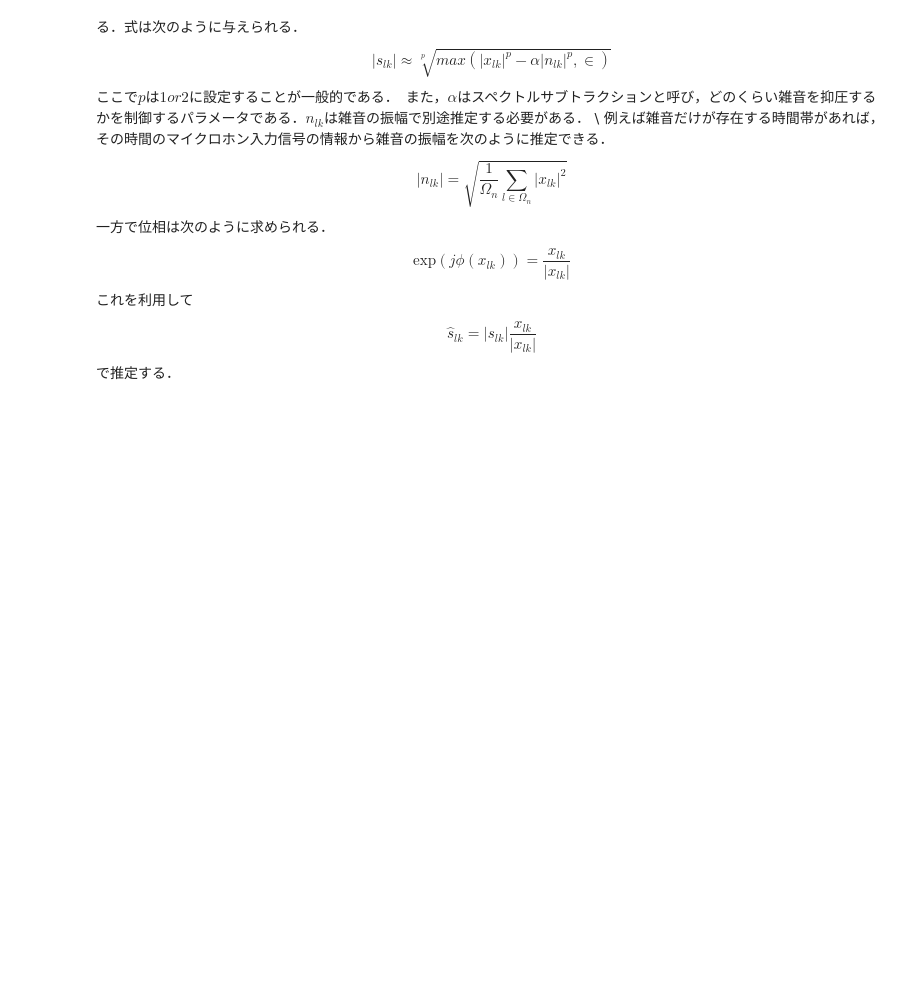
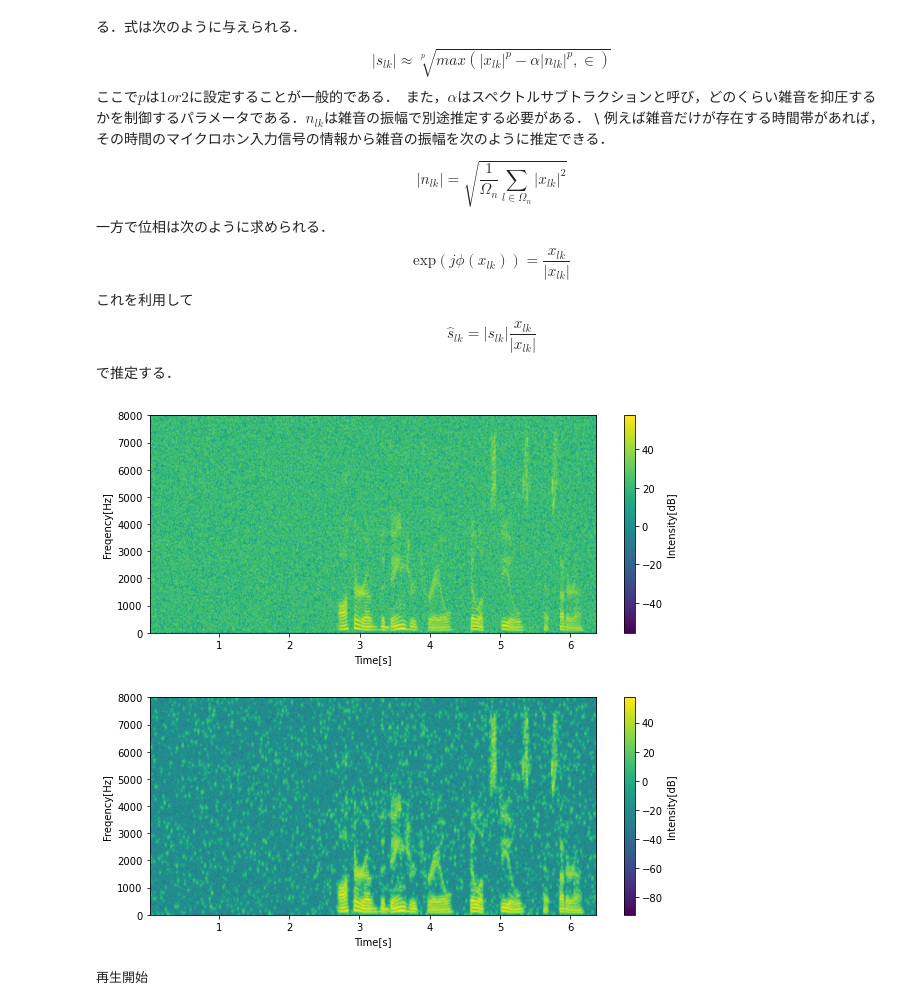
Before and after one commit to TomohiroSakaguchi/SoundSeparation, a Jupyter notebook: Chap2.ipynb, the cells around one changed output. Saved outputs shown, nothing was run; the diff lists cells and outputs as text; code cells hidden in the pictures; blank space fills up the shorter version.

```diff
--- a/Chap2.ipynb
+++ b/Chap2.ipynb
@@ -340,32 +341,64 @@ n_noise_only = 40000
 
 n_sample = n_noise_only + n_speech
 
 wgn_signal = np.random.normal(scale=0.04, size=n_sample)
 
-wgn_signal - wgn_signal*np.iinfo(np.int16).max
+wgn_signal = wgn_signal*np.iinfo(np.int16).max
 
 wgn_signal = wgn_signal.astype(np.int16)
 
 mix_signal = wgn_signal
 mix_signal[n_noise_only :]+= speech_signal
+
+fig = plt.figure(figsize=(10,4))
+#specgram内でSTFTはやってくれる
+spectrum, freqs, t, im = plt.specgram(mix_signal, NFFT=512, noverlap=512/16*15, Fs=wav.getframerate())
+fig.colorbar(im).set_label('Intensity[dB]')
+plt.xlabel("Time[s]")
+plt.ylabel("Freqency[Hz]")
+plt.show()
 
 f,t,stft_data=sp.stft(mix_signal, fs=wav.getframerate(), window="hann", nperseg=512, noverlap=256)
 
 amp = np.abs(stft_data)
 
 phase  = stft_data/np.maximum(amp, 1.e-20)
 
 n_noise_only_frame = np.sum(t<(n_noise_only/sampling_rate))
 
 p = 1.0
 alpha = 2.0
 
-noise_amp = np.power(np.mean(np.power(amp,p)[:, :n_noise_only_frame],axis=1, keepdims = True), 1./2)
+noise_amp = np.power(np.mean(np.power(amp,p)[:, :n_noise_only_frame],axis=1, keepdims = True), 1./p)
 
 eps = 0.01*np.power(amp,p)
 
 processed_amp = np.power(np.maximum(np.power(amp,p)-alpha*np.power(noise_amp,p),eps), 1./p)
 
 processed_stft_data = processed_amp*phase
 
 t, processed_data_post = sp.istft(processed_stft_data, fs=wav.getframerate(), window="hann", nperseg=512, noverlap=256)
+
+#processed_data_post = processed_data_post*np.iinfo(np.int16).max
+processed_data_post = processed_data_post.astype(np.int16)
+
+fig = plt.figure(figsize=(10,4))
+#specgram内でSTFTはやってくれる
+spectrum, freqs, t, im = plt.specgram(processed_data_post, NFFT=512, noverlap=512/16*15, Fs=wav.getframerate())
+fig.colorbar(im).set_label('Intensity[dB]')
+plt.xlabel("Time[s]")
+plt.ylabel("Freqency[Hz]")
+plt.show()
+# %% [output]
+[figure, added]
+[figure, added]
+# %%
+sd.play(processed_data_post, wav.getframerate())
+
+print("再生開始")
+
+status = sd.wait()
+
+wav.close()
+# %% [output]
+再生開始
```
Also changed, not shown: parts of 2 cells of this notebook.
